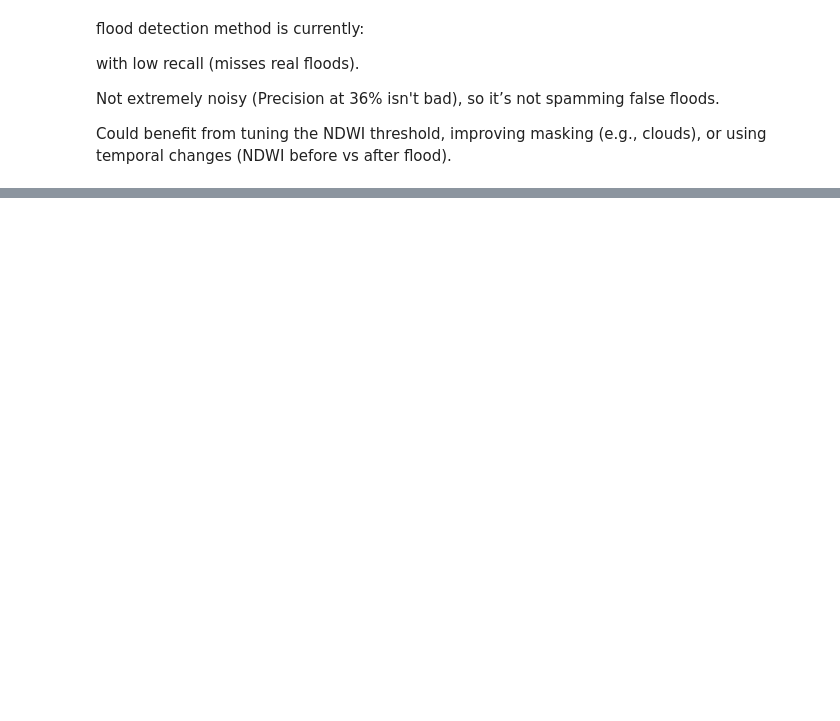
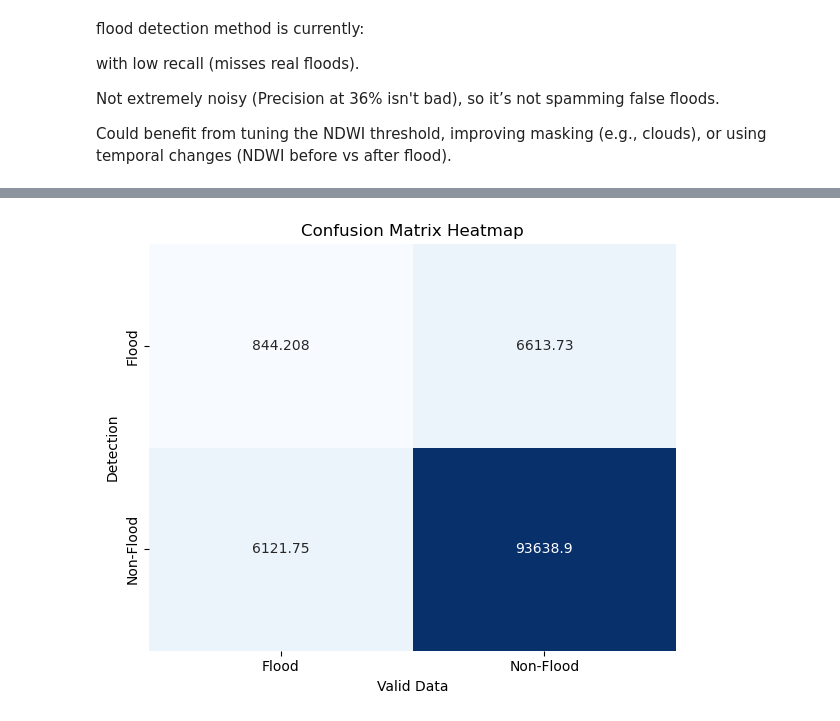
Before and after one commit to nelsondca/Flood-Detection-System-FYP, a Jupyter notebook: Gee/GEEtest.ipynb, the cells around one changed output, grey strips where cells are left out. Saved outputs shown, nothing was run; the diff lists cells and outputs as text; code cells hidden in the pictures; blank space fills up the shorter version.

```diff
--- a/Gee/GEEtest.ipynb
+++ b/Gee/GEEtest.ipynb
@@ -1048,0 +1082,23 @@ Could benefit from tuning the NDWI threshold, improving masking (e.g., clouds),
+# %%
+# Collected statistics
+tp, fp, fn, tn = stats['TP'], stats['FP'], stats['FN'], stats['TN']
+
+# Create confusion matrix as a 2x2 array
+conf_matrix = np.array([[tp, fn],
+                        [fp, tn]])
+
+# Create labels for rows and columns
+labels = ['Flood', 'Non-Flood']
+df_cm = pd.DataFrame(conf_matrix, index=labels, columns=labels)
+
+# Plot the heatmap
+plt.figure(figsize=(6, 5))
+sns.heatmap(df_cm, annot=True, fmt='g', cmap='Blues', cbar=False)
+plt.xlabel("Valid Data")
+plt.ylabel("Detection")
+plt.title("Confusion Matrix Heatmap")
+plt.tight_layout()
+plt.savefig('images/charts/confusion_matrix_heatmap.png', dpi=300)
+plt.show()
+# %% [output]
+[figure, added]
```
Also changed, not shown: parts of 22 cells of this notebook, 3 other files.
